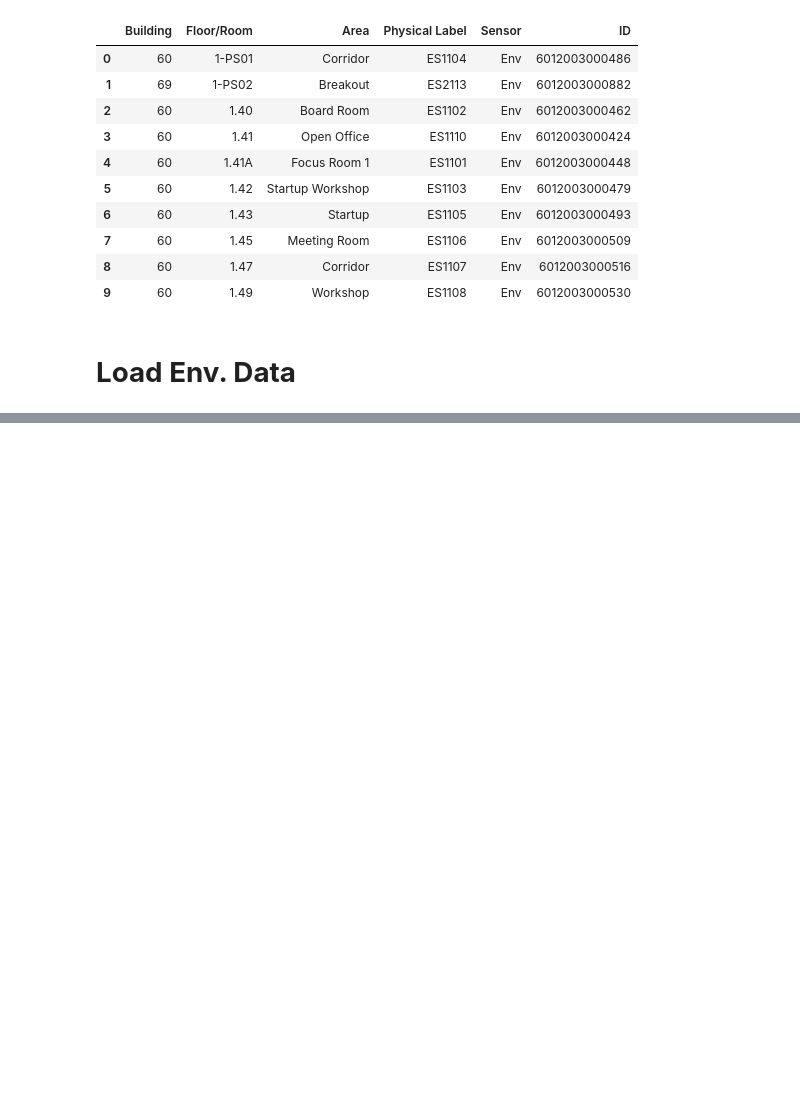
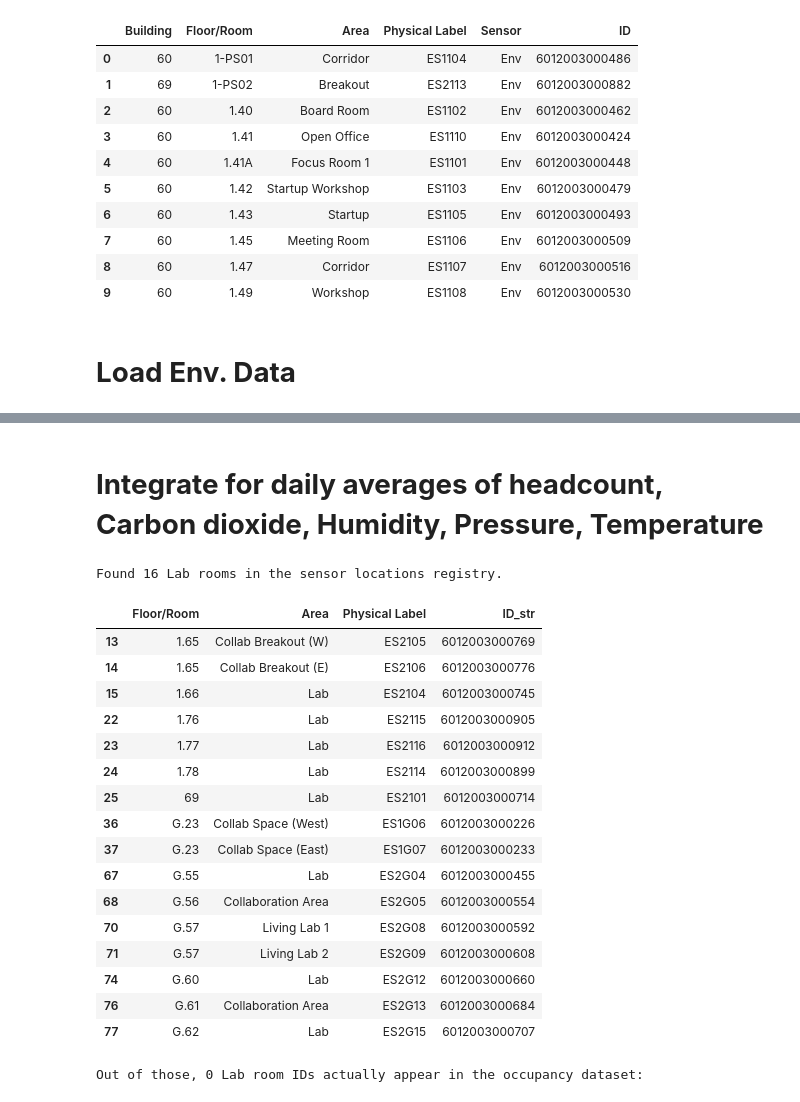
Before and after one commit to HarperVicic/MMA3001-Project, a Jupyter notebook: Data_Input.ipynb, the cells around one changed output, grey strips where cells are left out. Cells and saved outputs as stored; diff of their text form; code cells hidden in the pictures; blank space fills up the shorter version.

Commit message:
All Data input in usable format

```diff
--- a/Data_Input.ipynb
+++ b/Data_Input.ipynb
@@ -165 +225,50 @@ None
+# %% [markdown]
+# **Integrate for daily averages of headcount, Carbon dioxide, Humidity, Pressure, Temperature**
+# %%
+# Filter physical registry to locate Lab areas using keyword matching
+lab_sensors = sensor_locations_df[
+    sensor_locations_df['Floor/Room'].astype(str).str.contains('Lab', case=False, na=False) |
+    sensor_locations_df['Area'].astype(str).str.contains('Lab', case=False, na=False)
+].copy()
+
+# Coerce registry IDs to string format for unified matching comparisons
+lab_sensors['ID_str'] = lab_sensors['ID'].astype(str).str.strip()
+df['deviceid_str'] = df['deviceid'].astype(str).str.strip()
+
+# Output matching registries
+print(f"Found {len(lab_sensors)} Lab rooms in the sensor locations registry.")
+display(lab_sensors[['Floor/Room', 'Area', 'Physical Label', 'ID_str']])
+
+# Identify which registered Lab IDs are actually logging events in the occupancy database
+available_ids_in_data = df['deviceid_str'].unique()
+matched_labs = lab_sensors[lab_sensors['ID_str'].isin(available_ids_in_data)].copy()
+
+# Output match results showing counts per matched device
+print(f"\nOut of those, {len(matched_labs)} Lab room IDs actually appear in the occupancy dataset:")
+for idx, row in matched_labs.iterrows():
+    device_id = row['ID_str']
+    room_name = row['Floor/Room']
+    sub_df = df[df['deviceid_str'] == device_id]
+    valid_headcounts = pd.to_numeric(sub_df['headcount'], errors='coerce').dropna()
+    print(f"- Room: {room_name} (ID: {device_id}) -> Total records: {len(sub_df)}, Valid numeric headcount values: {len(valid_headcounts)}")
+# %% [output]
+Found 16 Lab rooms in the sensor locations registry.
+|  | Floor/Room | Area | Physical Label | ID_str |
+| 13 | 1.65 | Collab Breakout (W) | ES2105 | 6012003000769 |
+| 14 | 1.65 | Collab Breakout (E) | ES2106 | 6012003000776 |
+| 15 | 1.66 | Lab | ES2104 | 6012003000745 |
+| 22 | 1.76 | Lab | ES2115 | 6012003000905 |
+| 23 | 1.77 | Lab | ES2116 | 6012003000912 |
+| 24 | 1.78 | Lab | ES2114 | 6012003000899 |
+| 25 | 69 | Lab | ES2101 | 6012003000714 |
+| 36 | G.23 | Collab Space (West) | ES1G06 | 6012003000226 |
+| 37 | G.23 | Collab Space (East) | ES1G07 | 6012003000233 |
+| 67 | G.55 | Lab | ES2G04 | 6012003000455 |
+| 68 | G.56 | Collaboration Area | ES2G05 | 6012003000554 |
+| 70 | G.57 | Living Lab 1 | ES2G08 | 6012003000592 |
+| 71 | G.57 | Living Lab 2 | ES2G09 | 6012003000608 |
+| 74 | G.60 | Lab | ES2G12 | 6012003000660 |
+| 76 | G.61 | Collaboration Area | ES2G13 | 6012003000684 |
+| 77 | G.62 | Lab | ES2G15 | 6012003000707 |
+Out of those, 0 Lab room IDs actually appear in the occupancy dataset:
 # %%
```
Also changed, not shown: parts of 11 cells of this notebook.
